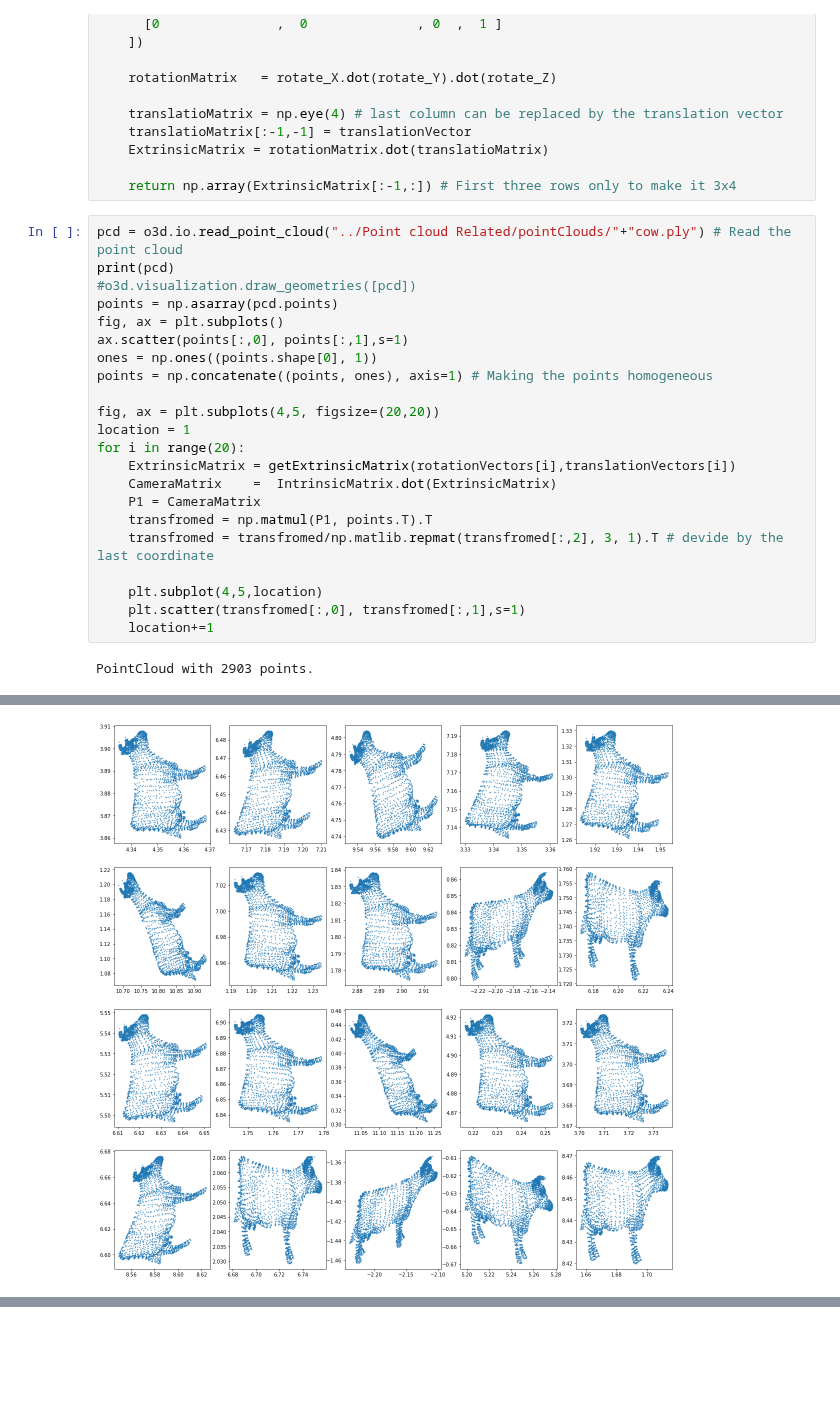
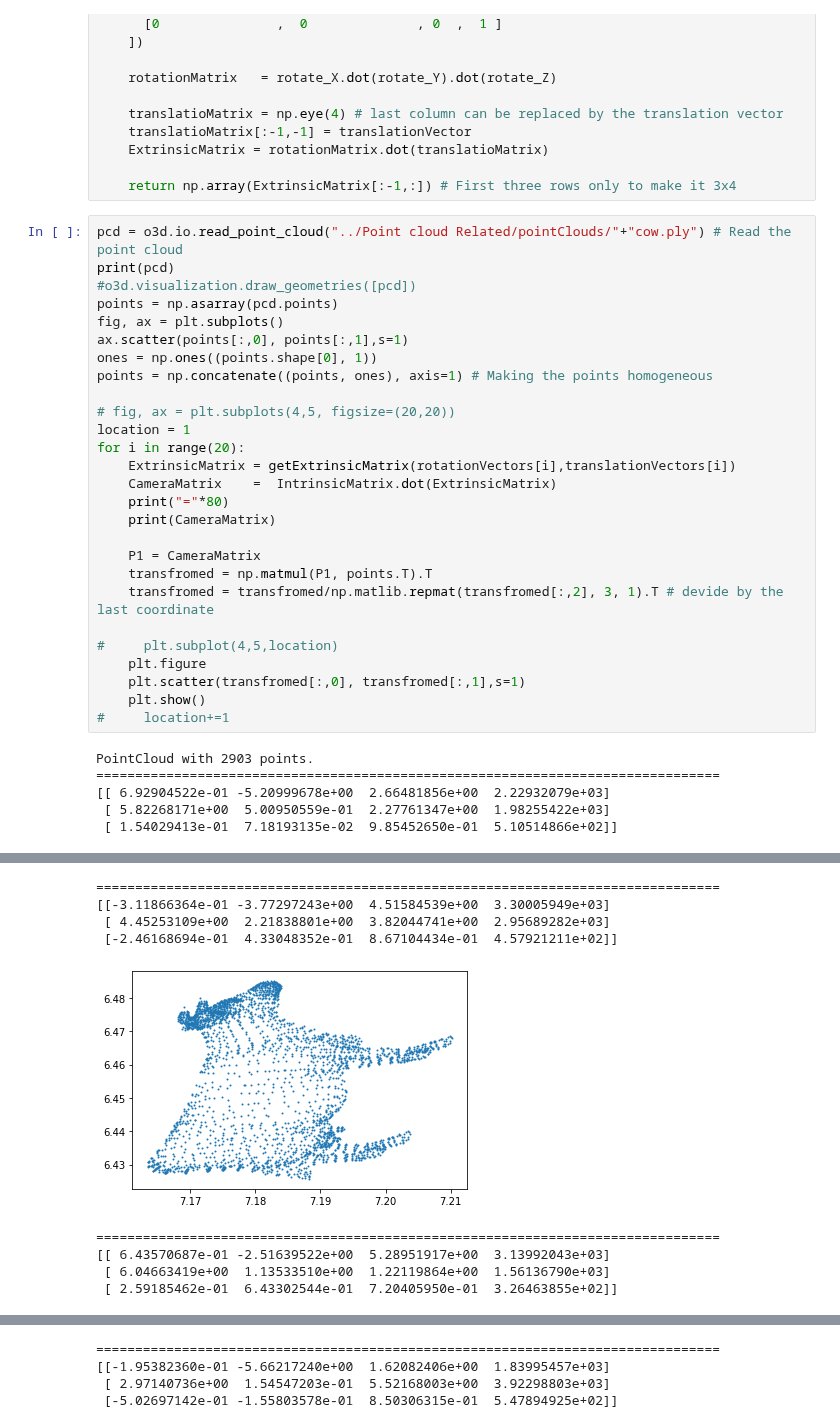
Before and after one commit to bimalka98/Computer-Vision-and-Image-Processing, a Jupyter notebook: SINGLE VIEW GEOMETRY/3D Reconstruction/3D-reconstruction.ipynb, the cells around one changed output, grey strips where cells are left out. Cells and saved outputs as stored; diff of their text form; blank space fills up the shorter version.

```diff
--- a/SINGLE VIEW GEOMETRY/3D Reconstruction/3D-reconstruction.ipynb
+++ b/SINGLE VIEW GEOMETRY/3D Reconstruction/3D-reconstruction.ipynb
@@ -116,17 +116,26 @@ ax.scatter(points[:,0], points[:,1],s=1)
 ones = np.ones((points.shape[0], 1))
 points = np.concatenate((points, ones), axis=1) # Making the points homogeneous
 
-fig, ax = plt.subplots(4,5, figsize=(20,20))
+# fig, ax = plt.subplots(4,5, figsize=(20,20))
 location = 1
 for i in range(20):
     ExtrinsicMatrix = getExtrinsicMatrix(rotationVectors[i],translationVectors[i])
     CameraMatrix    =  IntrinsicMatrix.dot(ExtrinsicMatrix)
+    print("="*80)
+    print(CameraMatrix)
+
     P1 = CameraMatrix
     transfromed = np.matmul(P1, points.T).T
     transfromed = transfromed/np.matlib.repmat(transfromed[:,2], 3, 1).T # devide by the last coordinate
 
-    plt.subplot(4,5,location)
+#     plt.subplot(4,5,location)
+    plt.figure
     plt.scatter(transfromed[:,0], transfromed[:,1],s=1)
-    location+=1
+    plt.show()
+#     location+=1
 # %% [output]
 PointCloud with 2903 points.
+================================================================================
+[[ 6.92904522e-01 -5.20999678e+00  2.66481856e+00  2.22932079e+03]
+ [ 5.82268171e+00  5.00950559e-01  2.27761347e+00  1.98255422e+03]
+ [ 1.54029413e-01  7.18193135e-02  9.85452650e-01  5.10514866e+02]]
@@ -134 +143,9 @@ PointCloud with 2903 points.
+================================================================================
+[[-3.11866364e-01 -3.77297243e+00  4.51584539e+00  3.30005949e+03]
+ [ 4.45253109e+00  2.21838801e+00  3.82044741e+00  2.95689282e+03]
+ [-2.46168694e-01  4.33048352e-01  8.67104434e-01  4.57921211e+02]]
-[figure, old version]
+[figure, new version]
+================================================================================
+[[ 6.43570687e-01 -2.51639522e+00  5.28951917e+00  3.13992043e+03]
+ [ 6.04663419e+00  1.13533510e+00  1.22119864e+00  1.56136790e+03]
+ [ 2.59185462e-01  6.43302544e-01  7.20405950e-01  3.26463855e+02]]
@@ -134,0 +153,4 @@ PointCloud with 2903 points.
+================================================================================
+[[-1.95382360e-01 -5.66217240e+00  1.62082406e+00  1.83995457e+03]
+ [ 2.97140736e+00  1.54547203e-01  5.52168003e+00  3.92298803e+03]
+ [-5.02697142e-01 -1.55803578e-01  8.50306315e-01  5.47894925e+02]]
```
Also changed, not shown: parts of 4 cells of this notebook, 2 other files.
